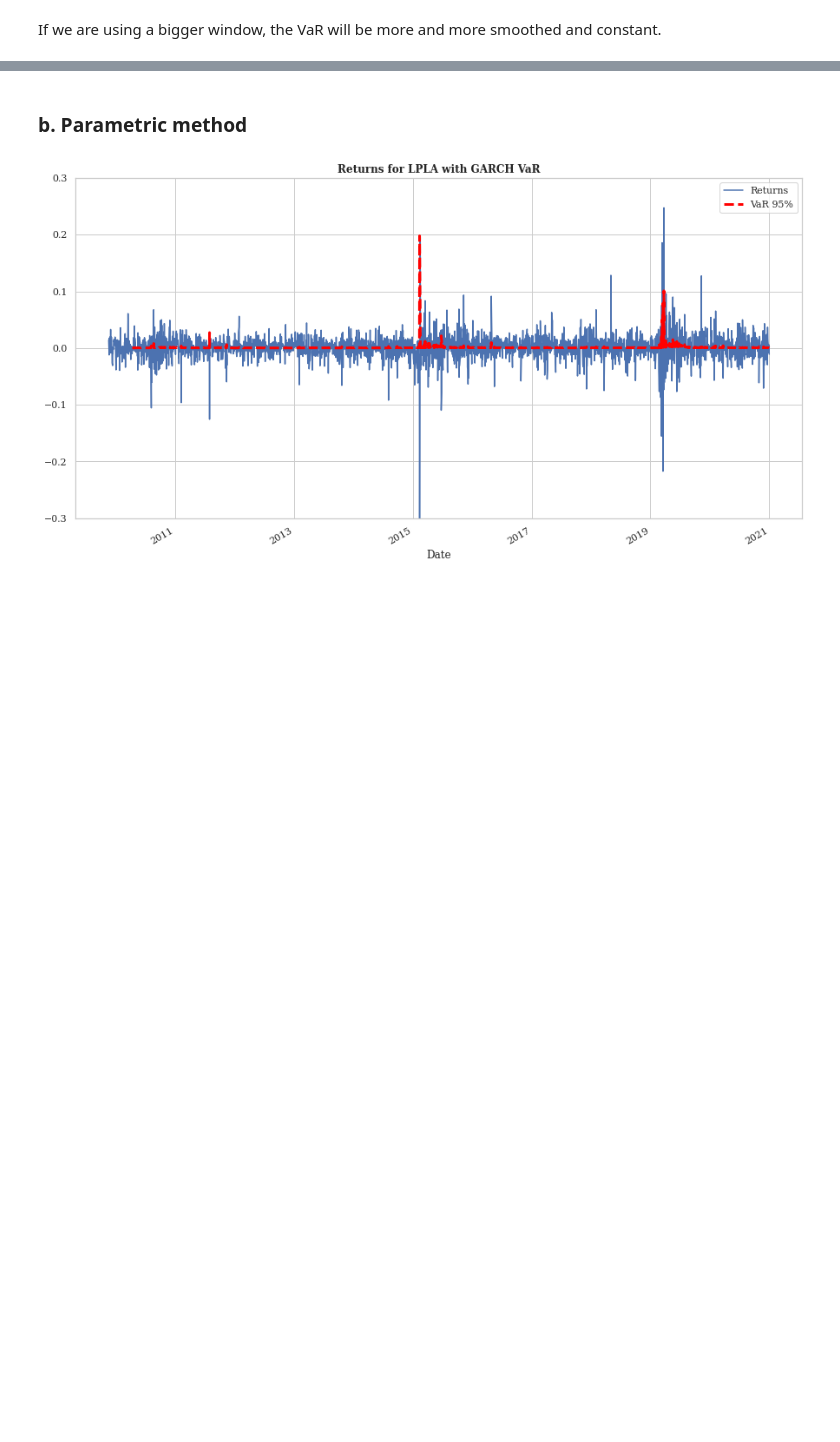
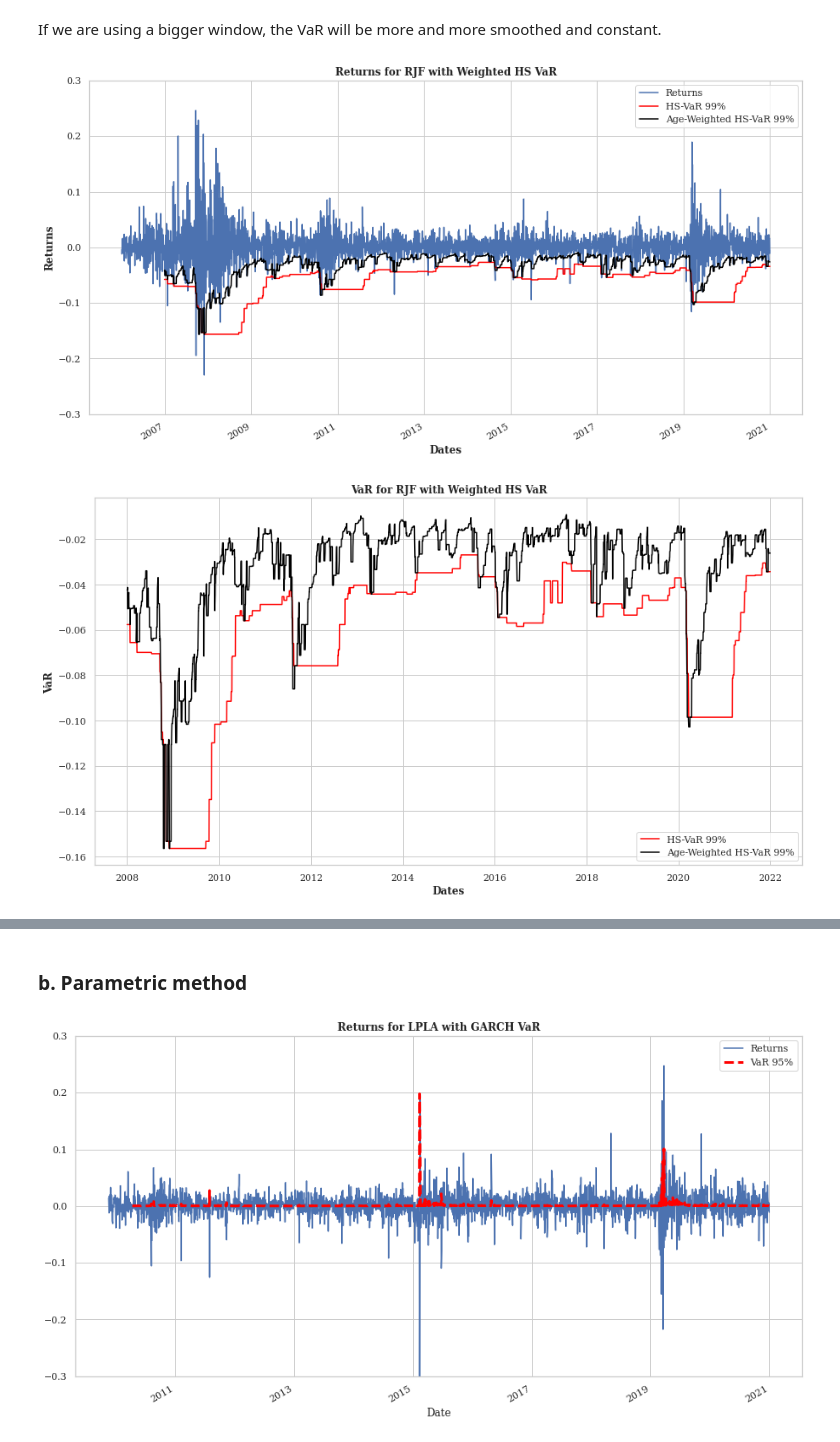
Before and after one commit to Simzer994/Project-Econometrics, a Jupyter notebook: BrokerDealer-Series.ipynb, the cells around one changed output, grey strips where cells are left out. Drawn from its saved outputs; the diff is of its cells as text; code cells hidden in the pictures; blank space fills up the shorter version.

```diff
--- a/BrokerDealer-Series.ipynb
+++ b/BrokerDealer-Series.ipynb
@@ -64,5 +62,10 @@ VaR_NonParam = sf.weighted_hs_var(returns=returns,confidence_level=95,window=100
 # %% [markdown]
 If we are using a bigger window, the VaR will be more and more smoothed and constant.
+# %%
+VaR_NonParam = sf.weighted_hs_var(returns=returns,confidence_level=99,window=250,ticker=ticker)
+# %% [output]
+[figure, added]
+[figure, added]
 # %%
 VaR_NonParam = sf.weighted_hs_var(returns=returns,confidence_level=99,window=500,ticker=ticker)
 # %% [output]
```
Also changed, not shown: parts of 9 cells of this notebook, 1 other file.
